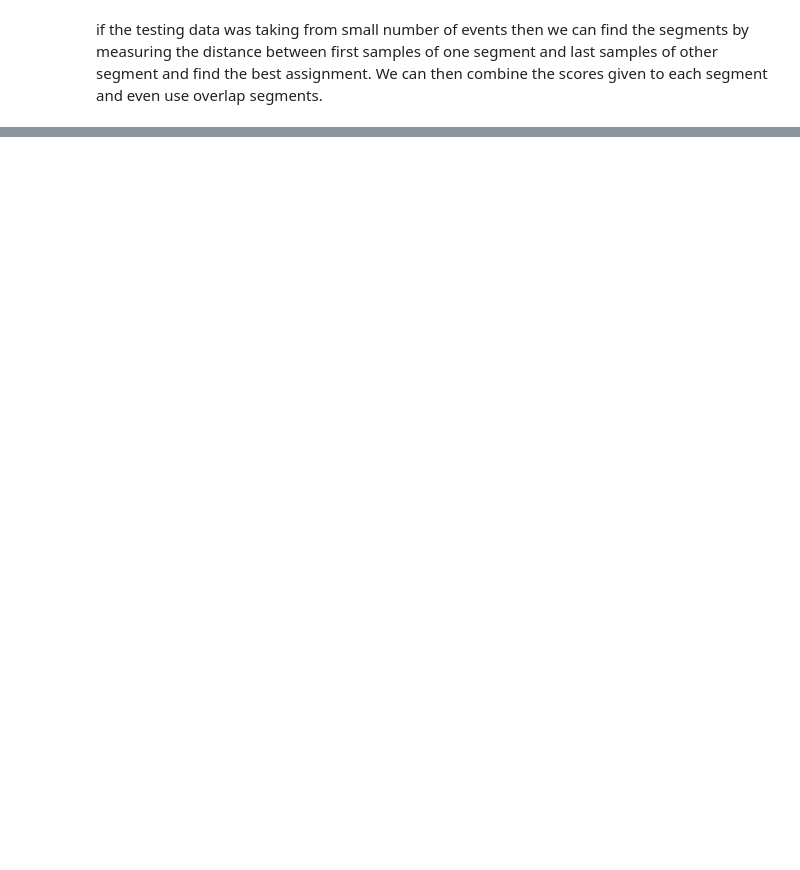
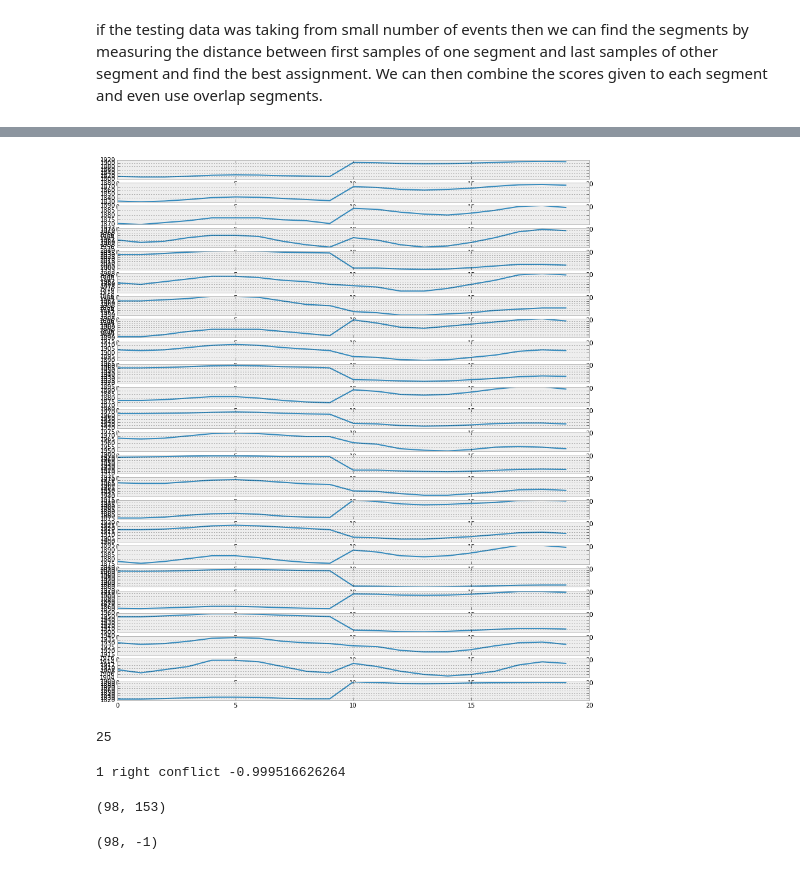
Before and after one commit to nttrungmt/seizure-prediction, a Jupyter notebook: notebooks/140926-test-signal-jump.ipynb, the cells around one changed output, grey strips where cells are left out. Cells and saved outputs as stored; diff of their text form; code cells hidden in the pictures; blank space fills up the shorter version.

```diff
--- a/notebooks/140926-test-signal-jump.ipynb
+++ b/notebooks/140926-test-signal-jump.ipynb
@@ -177,0 +71,2 @@ np.sum(alpha**n * all_data[0,j-n] for n in range(10))
+# %%
+fuse = np.concatenate((edges[s1][1][:,:], edges[s2][0][:,:]),axis=-1)
@@ -177,0 +78,39 @@ np.sum(alpha**n * all_data[0,j-n] for n in range(10))
+# %%
+Nbase = 0
+Nchannels = fuse.shape[0]
+
+for i in range(Nchannels):
+    pl.subplot(Nchannels,1,i+1)
+    channel = i+Nbase
+    pl.plot(fuse[channel,:])
+pl.gcf().set_size_inches(14,16);
+# %% [output]
+[figure, added]
+# %%
+N/6
+# %% [output]
+25
+# %%
+next_segment = [-1]*N
+previous_segment = [-1]*N
+for i,(s1,s2) in enumerate(np.array(ord).T):
+    dist = d[s1,s2]
+    if next_segment[s1] != -1:
+        print i,'right conflict',dist
+        break
+    if previous_segment[s2] != -1:
+        print i,'left conflict',dist
+        break
+    next_segment[s1] = s2
+    previous_segment[s2] = s1
+# %% [output]
+1 right conflict -0.999516626264
+# %%
+s1,s2
+# %% [output]
+(98, 153)
+# %%
+s22 = next_segment[s1]
+s1,s22
+# %% [output]
+(98, -1)
```
Also changed, not shown: parts of 34 cells of this notebook, 10 other files.
